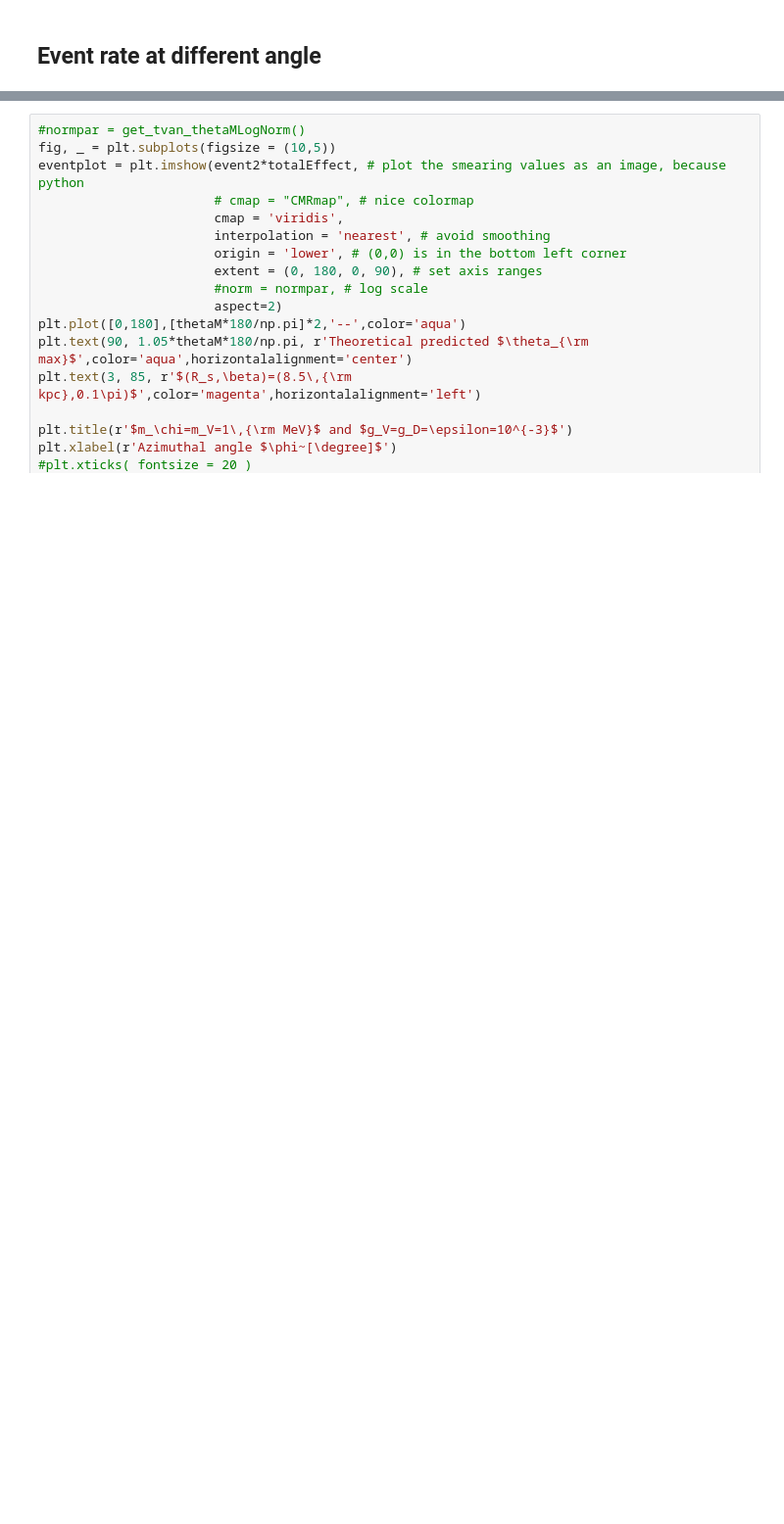
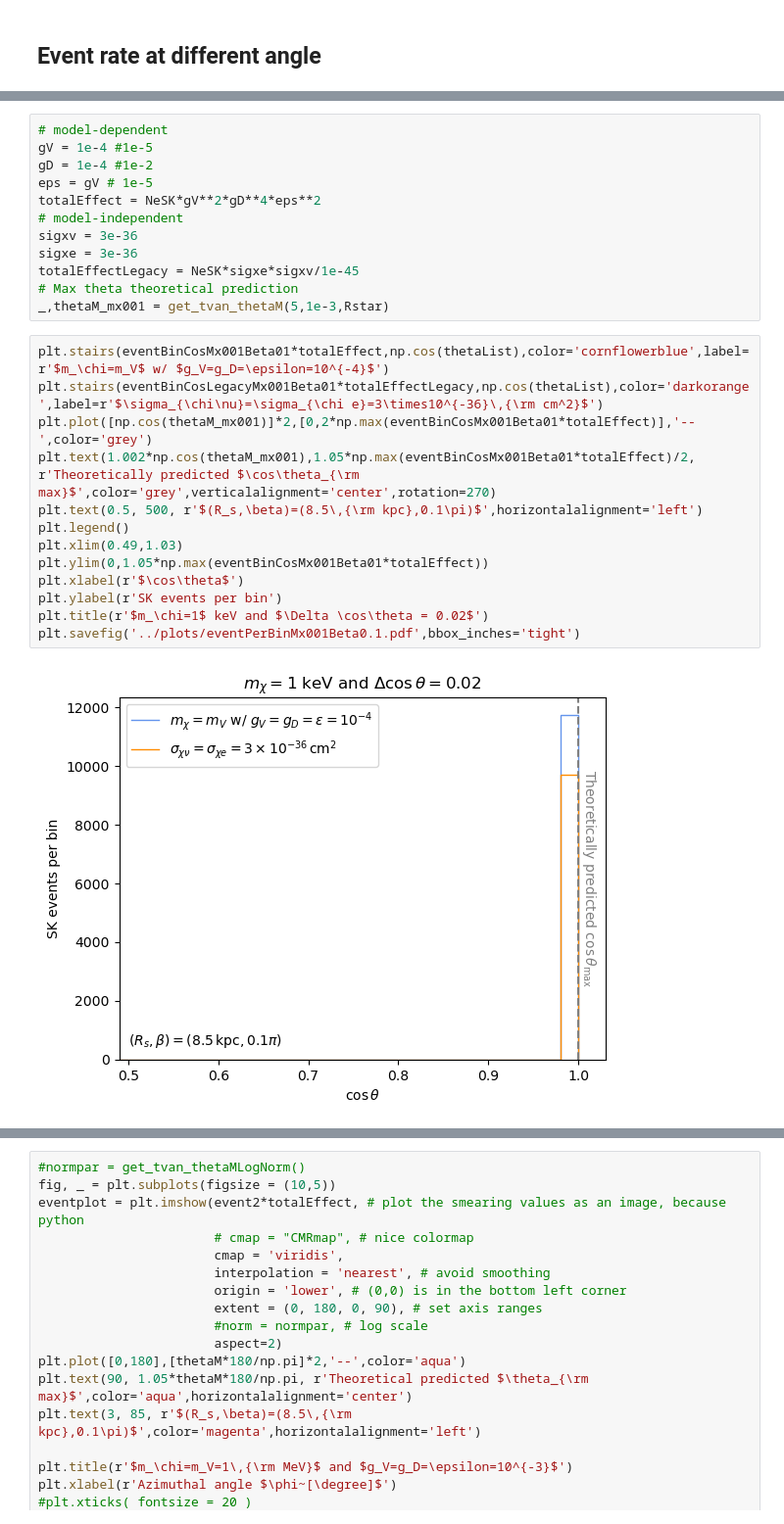
Before and after one commit to yenhsunlin/SNnuBDM2, a Jupyter notebook: src/example.ipynb, the cells around one changed output, grey strips where cells are left out. Shown at 98% size. Drawn from its saved outputs; the diff is of its cells as text; blank space fills up the shorter version.

```diff
--- a/src/example.ipynb
+++ b/src/example.ipynb
@@ -292,0 +335,27 @@ _,thetaM = get_tvan_thetaM(5,mx,Rstar)
+# %%
+# model-dependent
+gV = 1e-4 #1e-5
+gD = 1e-4 #1e-2
+eps = gV # 1e-5
+totalEffect = NeSK*gV**2*gD**4*eps**2
+# model-independent
+sigxv = 3e-36
+sigxe = 3e-36
+totalEffectLegacy = NeSK*sigxe*sigxv/1e-45
+# Max theta theoretical prediction
+_,thetaM_mx001 = get_tvan_thetaM(5,1e-3,Rstar)
+# %%
+plt.stairs(eventBinCosMx001Beta01*totalEffect,np.cos(thetaList),color='cornflowerblue',label=r'$m_\chi=m_V$ w/ $g_V=g_D=\epsilon=10^{-4}$')
+plt.stairs(eventBinCosLegacyMx001Beta01*totalEffectLegacy,np.cos(thetaList),color='darkorange',label=r'$\sigma_{\chi\nu}=\sigma_{\chi e}=3\times10^{-36}\,{\rm cm^2}$')
+plt.plot([np.cos(thetaM_mx001)]*2,[0,2*np.max(eventBinCosMx001Beta01*totalEffect)],'--',color='grey')
+plt.text(1.002*np.cos(thetaM_mx001),1.05*np.max(eventBinCosMx001Beta01*totalEffect)/2, r'Theoretically predicted $\cos\theta_{\rm max}$',color='grey',verticalalignment='center',rotation=270)
+plt.text(0.5, 500, r'$(R_s,\beta)=(8.5\,{\rm kpc},0.1\pi)$',horizontalalignment='left')
+plt.legend()
+plt.xlim(0.49,1.03)
+plt.ylim(0,1.05*np.max(eventBinCosMx001Beta01*totalEffect))
+plt.xlabel(r'$\cos\theta$')
+plt.ylabel(r'SK events per bin')
+plt.title(r'$m_\chi=1$ keV and $\Delta \cos\theta = 0.02$')
+plt.savefig('../plots/eventPerBinMx001Beta0.1.pdf',bbox_inches='tight')
+# %% [output]
+[figure, added]
```
Also changed, not shown: parts of 8 cells of this notebook, 13 other files.
